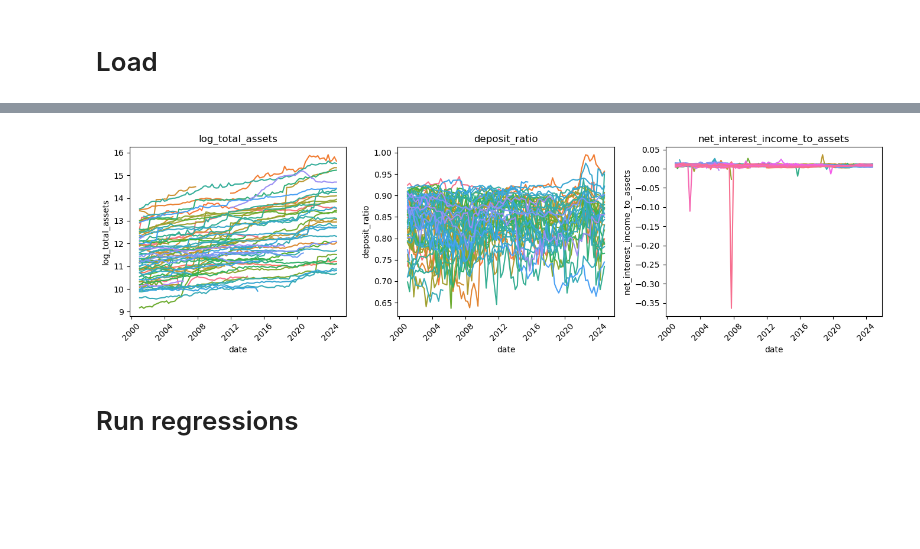
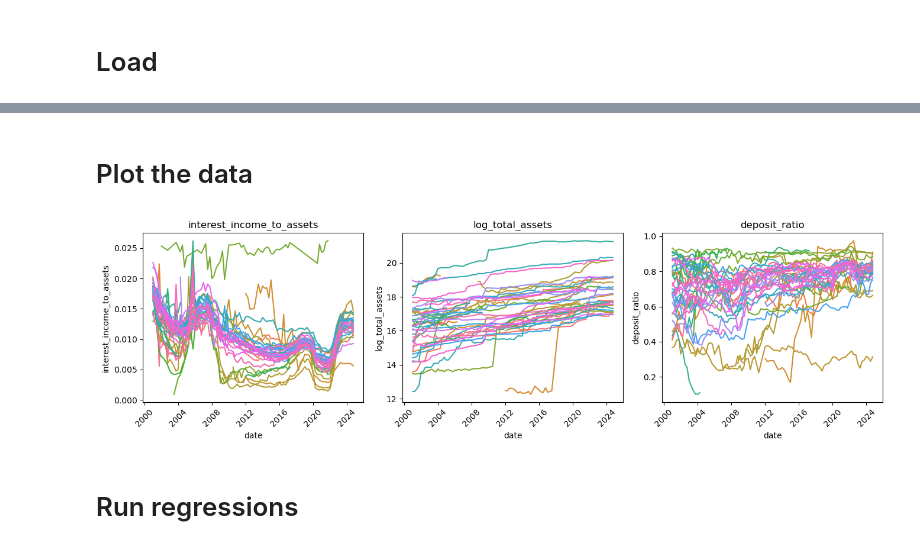
Before and after one commit to tschelling/stress_prediction, a Jupyter notebook: test2.ipynb, the cells around one changed output, grey strips where cells are left out. Cells and saved outputs as stored; diff of their text form; code cells hidden in the pictures; blank space fills up the shorter version.

```diff
--- a/test2.ipynb
+++ b/test2.ipynb
@@ -47,11 +62 @@ Number of NaNs in data: 13084695 (15.62%)
 Removing NAs from the dataset...
-# %%
-X = data[FEATURE_VARIABLES].copy()
-y = data[TARGET_VARIABLE].copy()
-
-# Randomly select a sample of banks
-bank_sample = X.index.get_level_values('id').unique()
-
-bank_sample = np.random.choice(bank_sample, size=BANK_SAMPLE_SIZE, replace=False)
-X = X[X.index.get_level_values('id').isin(bank_sample)]
-y = y[y.index.get_level_values('id').isin(bank_sample)]
@@ -108,0 +63,30 @@ Filtered out banks with deposit ratios below 0.6. Remaining banks: 77
+# %%
+# Delete outliers in the target variable
+from matplotlib.pylab import f
+
+
+def remove_outliers(df, target_col, threshold=3):
+    """Remove outliers based on z-score."""
+    z_scores = np.abs((df[target_col] - df[target_col].mean()) / df[target_col].std())
+    return df[z_scores < threshold]
+print(f"Removing outliers from the target variable '{TARGET_VARIABLE}'...")
+nr_cells_before = data.shape[0]
+data = remove_outliers(data, TARGET_VARIABLE)
+print(f"Number of observations before removing outliers: {nr_cells_before}")
+nr_cells_after = data.shape[0]
+print(f"Number of observations after removing outliers: {nr_cells_after}")
+
+
+# Remove banks with too few observations
+min_observations = 10  # Minimum number of observations per bank
+def remove_banks_with_few_observations(df, min_observations=min_observations):
+    """Remove banks with fewer than a specified number of observations."""
+    bank_counts = df.index.get_level_values('id').value_counts()
+    banks_to_remove = bank_counts[bank_counts < min_observations].index
+    return df[~df.index.get_level_values('id').isin(banks_to_remove)]
+print(f"Removing banks with fewer than {min_observations} observations...")
+nr_cells_before = data.shape[0]
+print(f"Number of observations before removing banks: {nr_cells_before}")
+data = remove_banks_with_few_observations(data, min_observations=10)
+nr_cells_after = data.shape[0]
+print(f"Number of observations after removing banks: {nr_cells_after}")
@@ -108,0 +100,3 @@ Filtered out banks with deposit ratios below 0.6. Remaining banks: 77
+# %%
+# Pre-process catgorical features
+data['bank_id'] = 'bank_id_' + data['bank_id'].astype(str)
@@ -109,3 +227,5 @@ Filtered out banks with deposit ratios below 0.6. Remaining banks: 77
+# %% [markdown]
+# Plot the data
 # %%
 import pandas as pd
 import numpy as np
@@ -202,35 +322,35 @@ def plot_features_timeseries_flat(
             ax=ax,
             legend=True # Generate legend for this subplot to extract handles
         )
 
         # Collect unique handles and labels for the figure-level legend
         handles, labels = ax.get_legend_handles_labels()
         for handle, label in zip(handles, labels):
             if label not in legend_handles_map: # Add if label is new
                 legend_handles_map[label] = handle
 
         if ax.get_legend() is not None:
             ax.get_legend().remove() # Remove individual subplot legend
 
         ax.set_title(f'{feature_name}')
         ax.set_xlabel(date_column) # Use the provided date_column name
         ax.set_ylabel(feature_name)
         ax.tick_params(axis='x', rotation=45)
 
     # Hide any unused subplots
     for j in range(num_features, len(axes_flat)):
         fig.delaxes(axes_flat[j])
 
 
 
     plt.tight_layout(rect=[0, 0, 0.9, 1]) # Adjust layout to make space for legend
     plt.show()
 
 all_data = pd.concat([X, y], axis=1)
 
-plot_features_timeseries_flat(all_data.reset_index(), feature_columns=['log_total_assets', 'deposit_ratio', 'net_interest_income_to_assets'])
+plot_features_timeseries_flat(all_data.reset_index(), feature_columns=[TARGET_VARIABLE] + ['log_total_assets', 'deposit_ratio'])
 # %% [output]
-[figure, old version]
+[figure, new version]
 # %% [markdown]
 # Run regressions
 # %%
```
Also changed, not shown: parts of 14 cells of this notebook, 3 other files.
